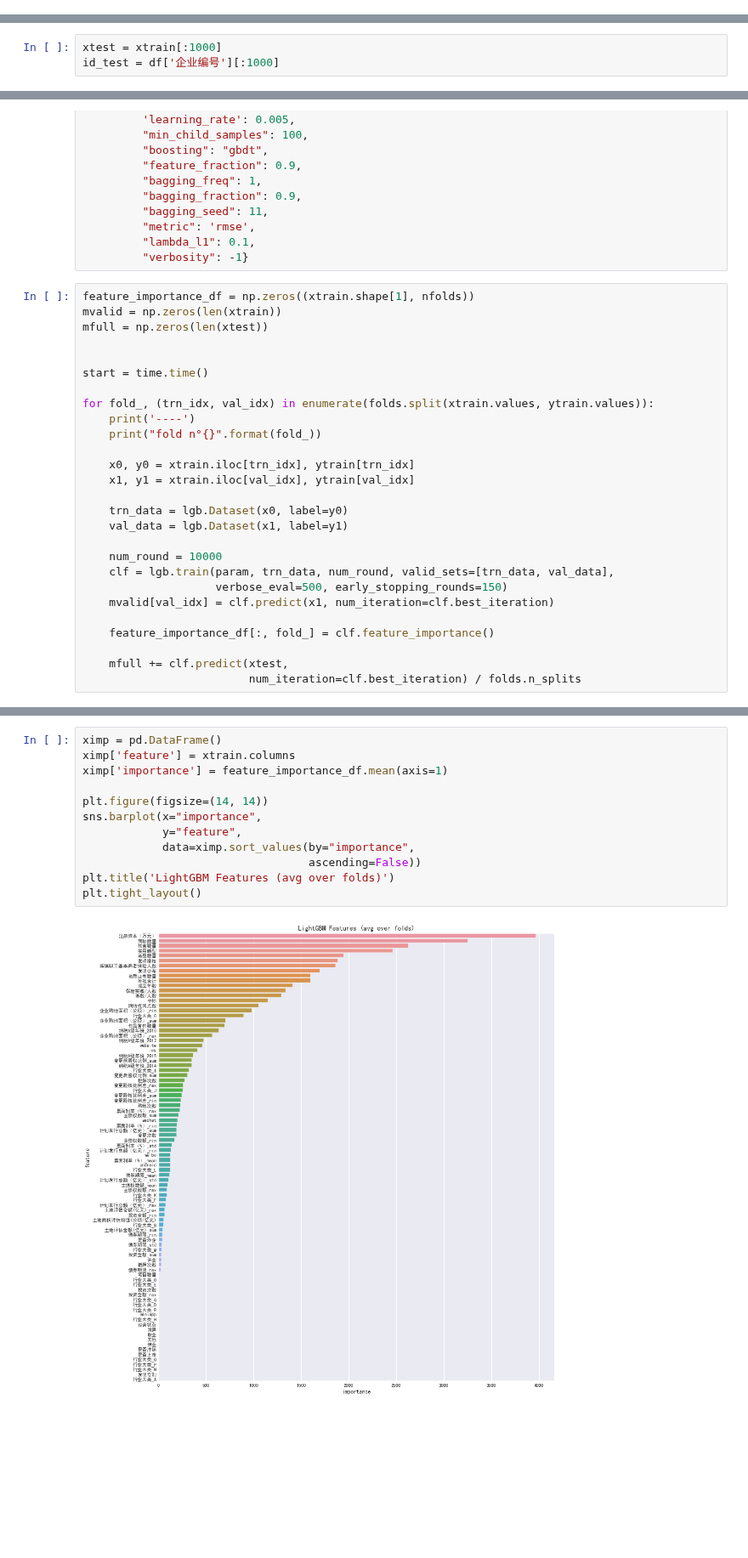
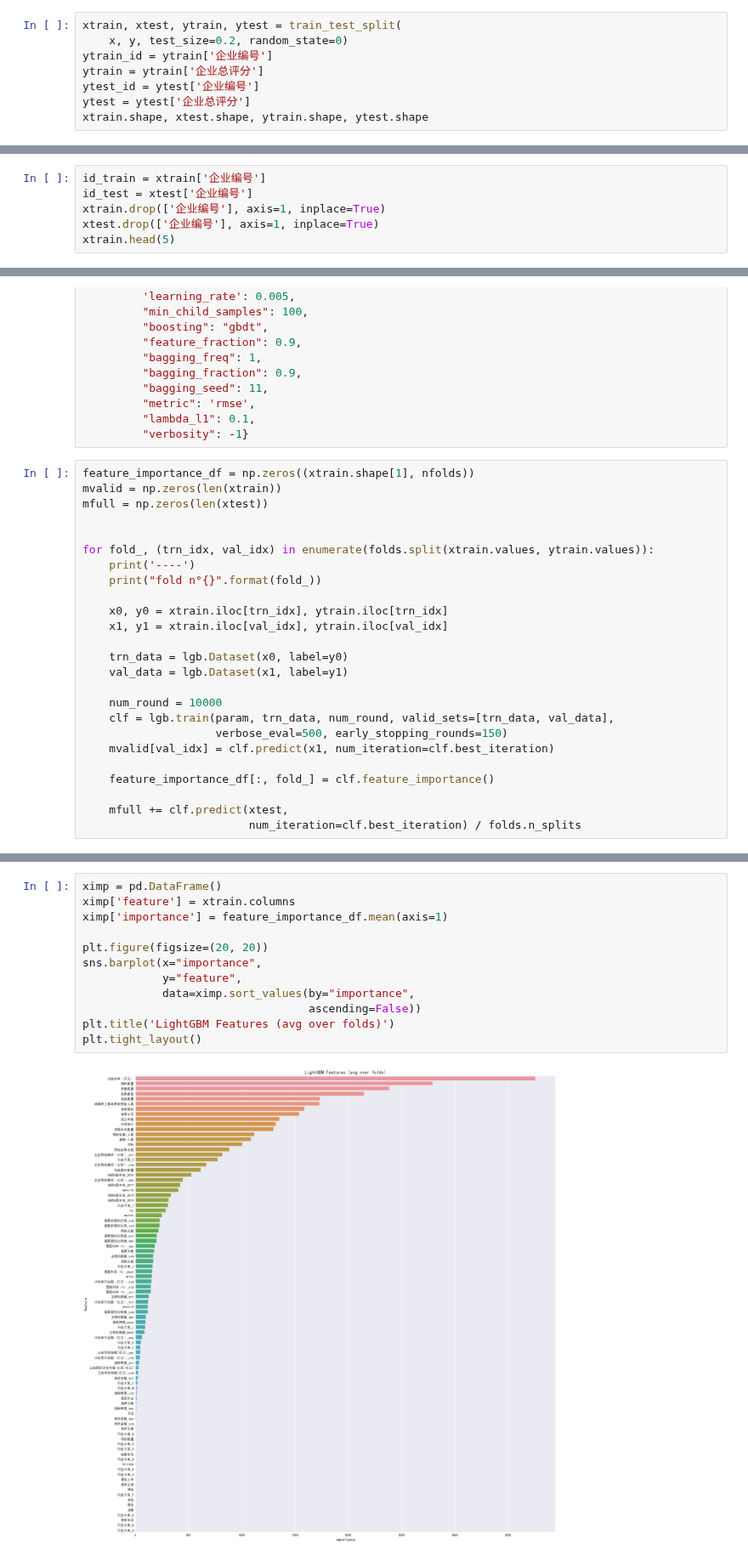
Before and after one commit to AlanConstantine/ISI-WorldCup2019, a Jupyter notebook: Code/Training/lgbm_scaling.ipynb, the cells around one changed output, grey strips where cells are left out. Shown at 85% size. Cells and saved outputs as stored; diff of their text form; blank space fills up the shorter version.

```diff
--- a/Code/Training/lgbm_scaling.ipynb
+++ b/Code/Training/lgbm_scaling.ipynb
@@ -50,0 +65,8 @@ xtrain.shape
+# %%
+xtrain, xtest, ytrain, ytest = train_test_split(
+    x, y, test_size=0.2, random_state=0)
+ytrain_id = ytrain['企业编号']
+ytrain = ytrain['企业总评分']
+ytest_id = ytest['企业编号']
+ytest = ytest['企业总评分']
+xtrain.shape, xtest.shape, ytrain.shape, ytest.shape
@@ -61,3 +85,6 @@ xtrain.head(5)
-# %%
-xtest = xtrain[:1000]
-id_test = df['企业编号'][:1000]
+# %%
+id_train = xtrain['企业编号']
+id_test = xtest['企业编号']
+xtrain.drop(['企业编号'], axis=1, inplace=True)
+xtest.drop(['企业编号'], axis=1, inplace=True)
+xtrain.head(5)
@@ -85,14 +136,12 @@ mvalid = np.zeros(len(xtrain))
 mfull = np.zeros(len(xtest))
 
 
-start = time.time()
-
 for fold_, (trn_idx, val_idx) in enumerate(folds.split(xtrain.values, ytrain.values)):
     print('----')
     print("fold n°{}".format(fold_))
 
-    x0, y0 = xtrain.iloc[trn_idx], ytrain[trn_idx]
-    x1, y1 = xtrain.iloc[val_idx], ytrain[val_idx]
+    x0, y0 = xtrain.iloc[trn_idx], ytrain.iloc[trn_idx]
+    x1, y1 = xtrain.iloc[val_idx], ytrain.iloc[val_idx]
 
     trn_data = lgb.Dataset(x0, label=y0)
     val_data = lgb.Dataset(x1, label=y1)
@@ -127,14 +176,14 @@ Early stopping, best iteration is:
 # %%
 ximp = pd.DataFrame()
 ximp['feature'] = xtrain.columns
 ximp['importance'] = feature_importance_df.mean(axis=1)
 
-plt.figure(figsize=(14, 14))
+plt.figure(figsize=(20, 20))
 sns.barplot(x="importance",
             y="feature",
             data=ximp.sort_values(by="importance",
                                   ascending=False))
 plt.title('LightGBM Features (avg over folds)')
 plt.tight_layout()
 # %% [output]
-[figure, old version]
+[figure, new version]
```
Also changed, not shown: parts of 13 cells of this notebook, 1 other file.
